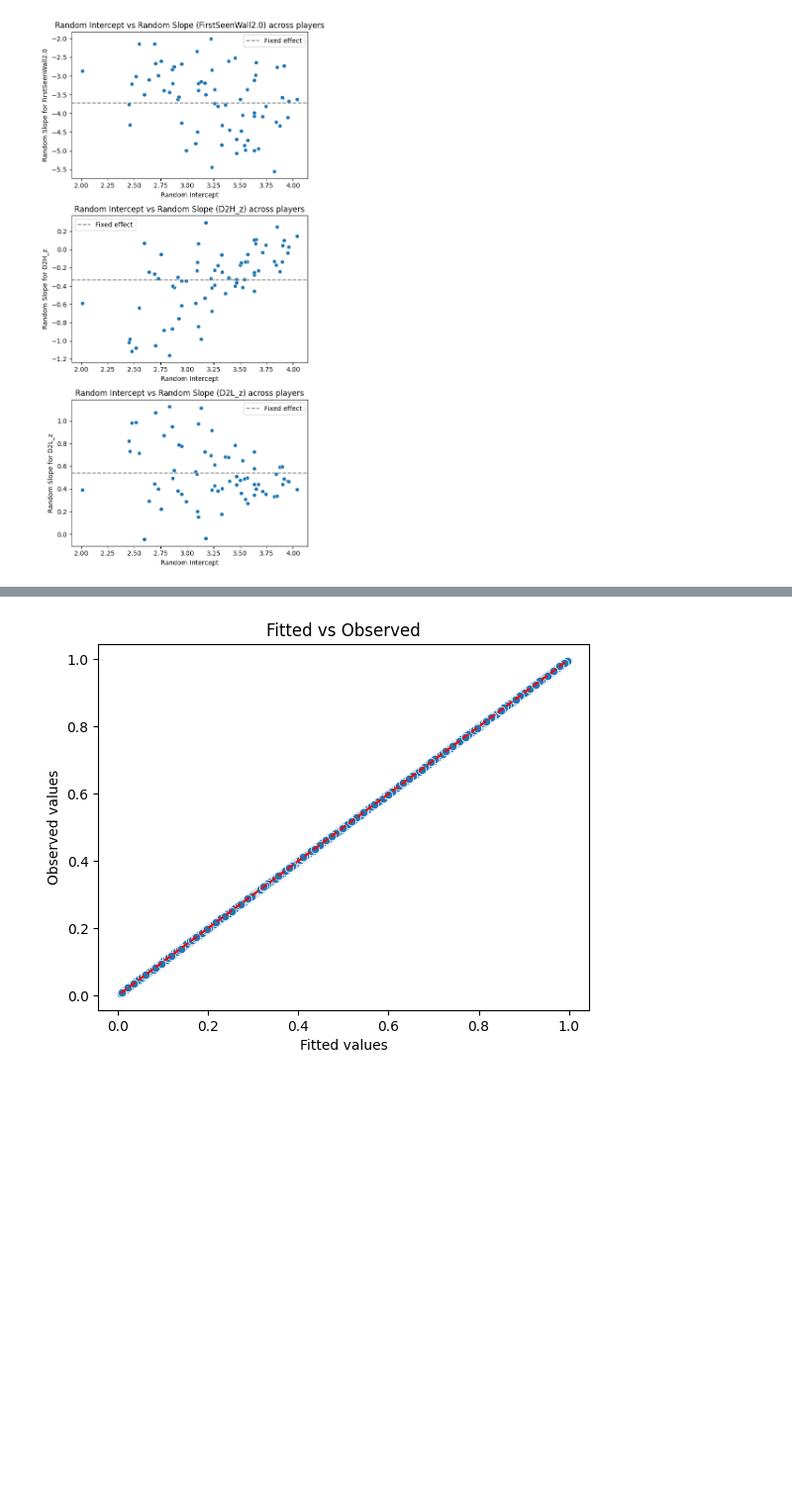
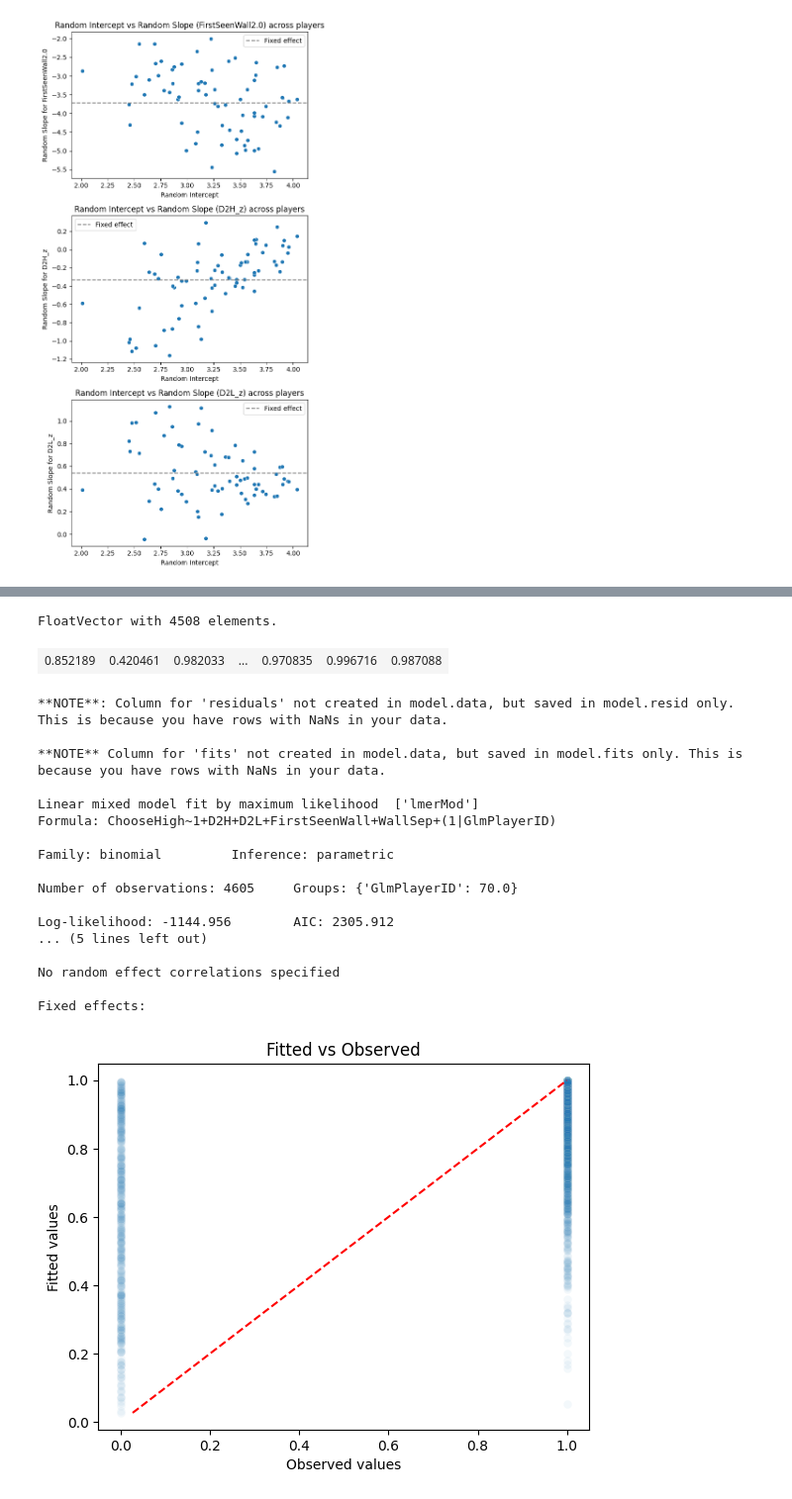
Before and after one commit to tomhagley6/octagon_analysis, a Jupyter notebook: sandbox/GLM_sandbox3.ipynb, the cells around one changed output, grey strips where cells are left out. Shown at 99% size. Drawn from its saved outputs; the diff is of its cells as text; code cells hidden in the pictures; blank space fills up the shorter version.

```diff
--- a/sandbox/GLM_sandbox3.ipynb
+++ b/sandbox/GLM_sandbox3.ipynb
@@ -469,14 +454,14 @@ for experiment_id, players in analysis_results.items():
         distances = extract_distances_to_walls(trial_list_social, player_id, normalise=True)
         distances_opponent = extract_distances_to_walls(trial_list_social, player_id=opponent_id, normalise=True)
         player_data['regressors']['wall_sep'] = extract_wall_sep(trial_list_social)
-        player_data['regressors']['first_seen'] = extract_first_wall_seen(trial_list_social, player_id)
+        player_data['regressors']['first_seen'] = extract_first_wall_visibilities(trial_list_social, player_id)
         player_data['regressors']['d2h'] = distances[:,0]
         player_data['regressors']['d2l'] = distances[:,1]
         player_data['regressors']['opponent_visible'] = extract_opponent_visibility_slice_onset(trial_list_social, player_id)
         player_data['regressors']['d2h_opponent'] = distances_opponent[:,0]
         player_data['regressors']['d2l_opponent'] = distances_opponent[:,1]
         if opponent_first_seen_wall:
-          player_data['regressors']['first_seen_opponent'] = extract_first_wall_seen(trial_list_social, opponent_id)
+          player_data['regressors']['first_seen_opponent'] = extract_first_wall_visibilities(trial_list_social, opponent_id)
 
         # dependent variable social
         player_data['dependent']['choice'] = player_choice_session = extract_player_choice(trial_list_social, player_id, inferred_choice=True)
@@ -492,7 +477,7 @@ for experiment_id, players in analysis_results.items():
         player_data = analysis_results[experiment_id][player_id]['solo']
         distances = extract_distances_to_walls(trial_list_solo, player_id=0, normalise=True)
         player_data['regressors']['wall_sep'] = extract_wall_sep(trial_list_solo)
-        player_data['regressors']['first_seen'] = extract_first_wall_seen(trial_list_solo, player_id=0)
+        player_data['regressors']['first_seen'] = extract_first_wall_visibilities(trial_list_solo, player_id=0)
         player_data['regressors']['d2h'] = distances[:,0]
         player_data['regressors']['d2l'] = distances[:,1]
 
@@ -703,7 +688,7 @@ Fixed effects:
 # glm_df_social['OpponentD2H'] = glm_df_social['OpponentD2H']*dist
 # glm_df_social['OpponentD2L'] = glm_df_social['OpponentD2L']*dist
 # %%
-zscore = True
+zscore = False
 if zscore:
     glm_df_social["D2H_z"] = (glm_df_social["D2H"] - glm_df_social["D2H"].mean())/glm_df_social["D2H"].std()
     glm_df_social["D2L_z"] = (glm_df_social["D2L"] - glm_df_social["D2L"].mean())/glm_df_social["D2L"].std()
@@ -725,17 +710,19 @@ print(glm_df_solo_cleaned['GlmPlayerID'].nunique())  # Should match the number o
 # %%
 from pymer4.models import Lmer
 
-# model_formula = 'ChooseHigh ~ 1 + D2H_z + D2L_z + FirstSeenWall + WallSep + (1|GlmPlayerID)'
-# solo_random_intercepts = Lmer(model_formula, data=glm_df_solo, family='binomial')
+model_formula = 'ChooseHigh ~ 1 + D2H + D2L + FirstSeenWall + WallSep + (1|GlmPlayerID)'
+solo_random_intercepts = Lmer(model_formula, data=glm_df_solo, family='binomial')
 
-# model_formula = 'ChooseHigh ~ 1 + D2H_z + D2L_z + FirstSeenWall + WallSep + (D2L_z|| GlmPlayerID)'
+# model_formula = 'ChooseHigh ~ 1 + D2H + D2L + FirstSeenWall + WallSep + (D2L|| GlmPlayerID)'
 # solo_random_intercepts_D2L_slope = Lmer(model_formula, data=glm_df_solo, family='binomial')
 
-model_formula = 'ChooseHigh ~ 1 + D2H + D2L + FirstSeenWall + WallSep + WallSep:FirstSeenWall + D2H:FirstSeenWall + D2L:FirstSeenWall + (1|GlmPlayerID)'
-solo_random_intercepts_wallsep_wallseen_interaction = Lmer(model_formula, data=glm_df_solo, family='binomial')
+# model_formula = 'ChooseHigh ~ 1 + D2H + D2L + FirstSeenWall + WallSep + WallSep:FirstSeenWall + D2H:FirstSeenWall + D2L:FirstSeenWall + (1|GlmPlayerID)'
+# solo_random_intercepts_wallsep_wallseen_interaction = Lmer(model_formula, data=glm_df_solo, family='binomial')
 
 model = Lmer(model_formula, data=glm_df_solo, family='binomial')
 results=model.fit()
 
 print(results)
+ax = model.plot_summary()
+ax.set_title("Solo: " + model_formula)
 # %% [output]
@@ -1021,17 +1066,43 @@ Name: fitted, Length: 3211, dtype: float64
+# %%
+solo_random_intercepts.fits
+# %% [output]
+FloatVector with 4508 elements.
+| 0.852189 | 0.420461 | 0.982033 | ... | 0.970835 | 0.996716 | 0.987088 |
 # %%
 import matplotlib.pyplot as plt
 import seaborn as sns
 
+solo_random_intercepts.fit()
+
 # Assuming `model` is your fitted pymer4 model
-df = model.data.copy()
-df['fitted'] = model.predict(df, skip_data_checks=True, verify_predictions=False)
+df = solo_random_intercepts.data.copy()
+df = df.dropna() # remove rows with NaN values because these cannot be predicted
 
-sns.scatterplot(x='fitted', y=model.fits, data=df)
+df['fitted'] = solo_random_intercepts.predict(df, skip_data_checks=True, verify_predictions=False)
+
+sns.scatterplot(x='ChooseHigh', y='fitted', data=df, alpha=0.05)
 plt.plot([df['fitted'].min(), df['fitted'].max()],
          [df['fitted'].min(), df['fitted'].max()], 'r--')
-plt.xlabel('Fitted values')
-plt.ylabel('Observed values')
+plt.xlabel('Observed values')
+plt.ylabel('Fitted values')
 plt.title('Fitted vs Observed')
 plt.show()
 # %% [output]
+**NOTE**: Column for 'residuals' not created in model.data, but saved in model.resid only. This is because you have rows with NaNs in your data.
+
+**NOTE** Column for 'fits' not created in model.data, but saved in model.fits only. This is because you have rows with NaNs in your data.
+
+Linear mixed model fit by maximum likelihood  ['lmerMod']
+Formula: ChooseHigh~1+D2H+D2L+FirstSeenWall+WallSep+(1|GlmPlayerID)
+
+Family: binomial         Inference: parametric
+
+Number of observations: 4605     Groups: {'GlmPlayerID': 70.0}
+
+Log-likelihood: -1144.956        AIC: 2305.912
+... (5 lines left out)
+
+No random effect correlations specified
+
+Fixed effects:
-[figure, old version]
+[figure, new version]
```
Also changed, not shown: parts of 24 cells of this notebook, 9 other files.
